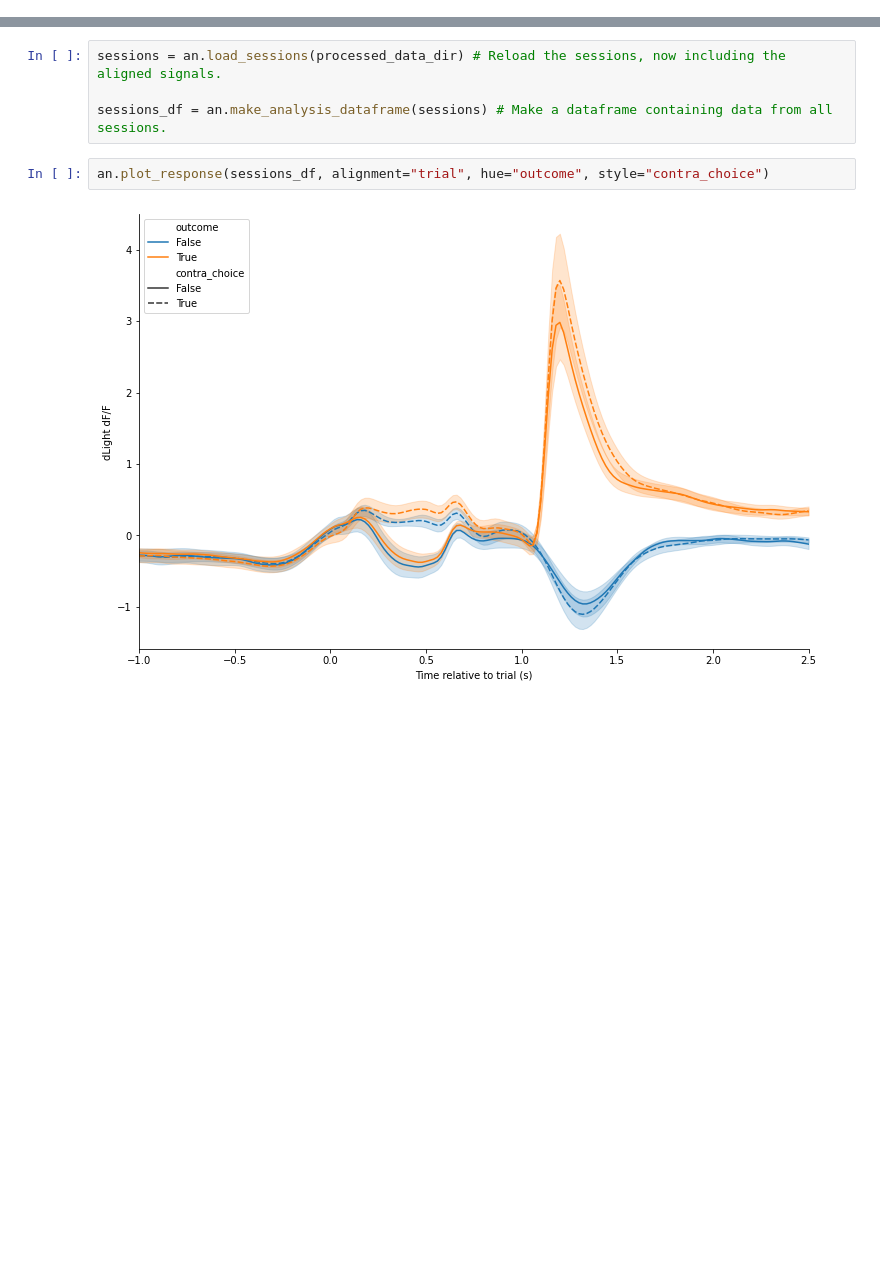
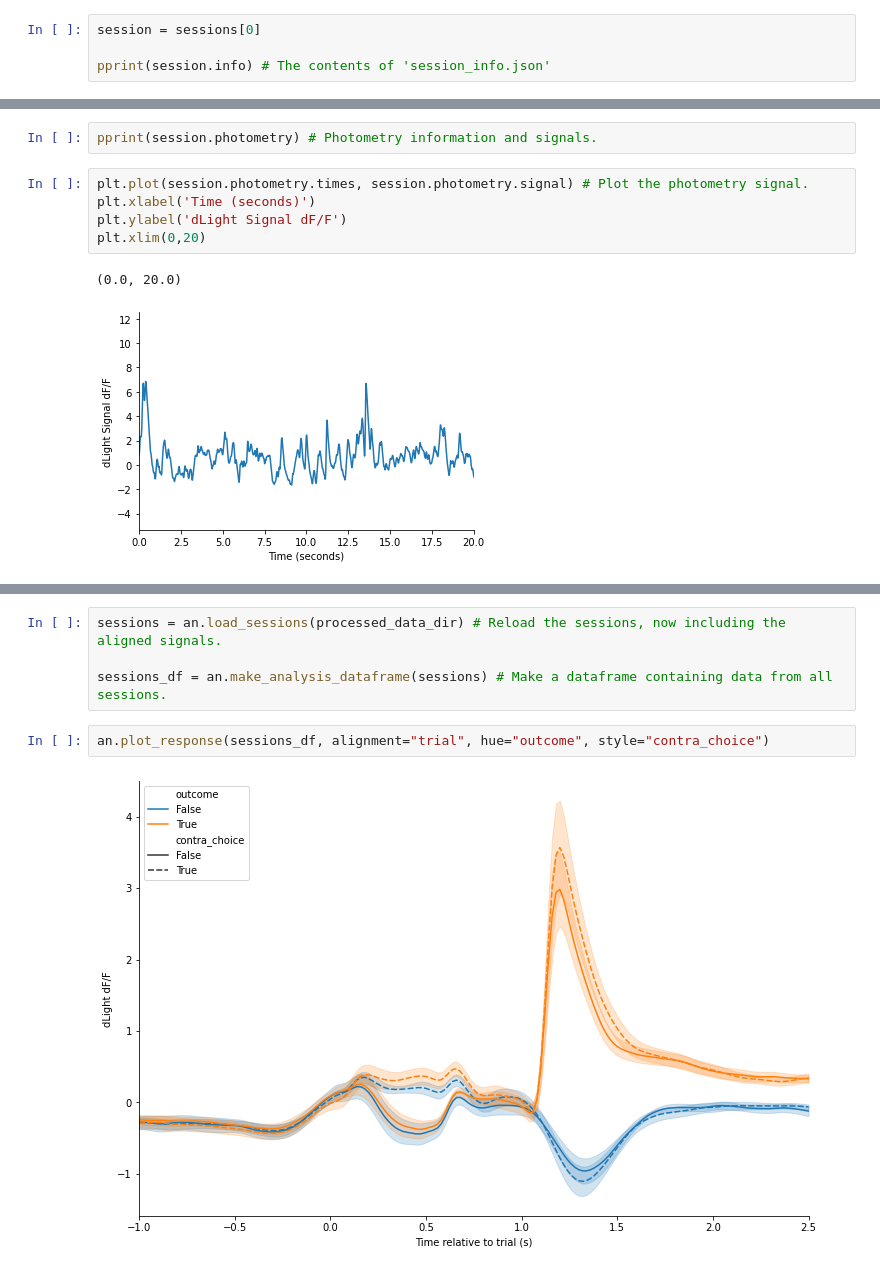
Before and after one commit to cognitive-circuits/photometry_analysis, a Jupyter notebook: photometry_analysis.ipynb, the cells around one changed output, grey strips where cells are left out. Cells and saved outputs as stored; diff of their text form; blank space fills up the shorter version.

```diff
--- a/photometry_analysis.ipynb
+++ b/photometry_analysis.ipynb
@@ -38,0 +94,4 @@ pp.preprocess_data(raw_data_dir, processed_data_dir, plots_dir, trial_events)
+# %%
+session = sessions[0]
+
+pprint(session.info) # The contents of 'session_info.json'
@@ -38,0 +114,10 @@ pp.preprocess_data(raw_data_dir, processed_data_dir, plots_dir, trial_events)
+# %%
+pprint(session.photometry) # Photometry information and signals.
+# %%
+plt.plot(session.photometry.times, session.photometry.signal) # Plot the photometry signal.
+plt.xlabel('Time (seconds)')
+plt.ylabel('dLight Signal dF/F')
+plt.xlim(0,20)
+# %% [output]
+(0.0, 20.0)
+[figure, added]
```
Also changed, not shown: parts of 14 cells of this notebook, 4 other files.
